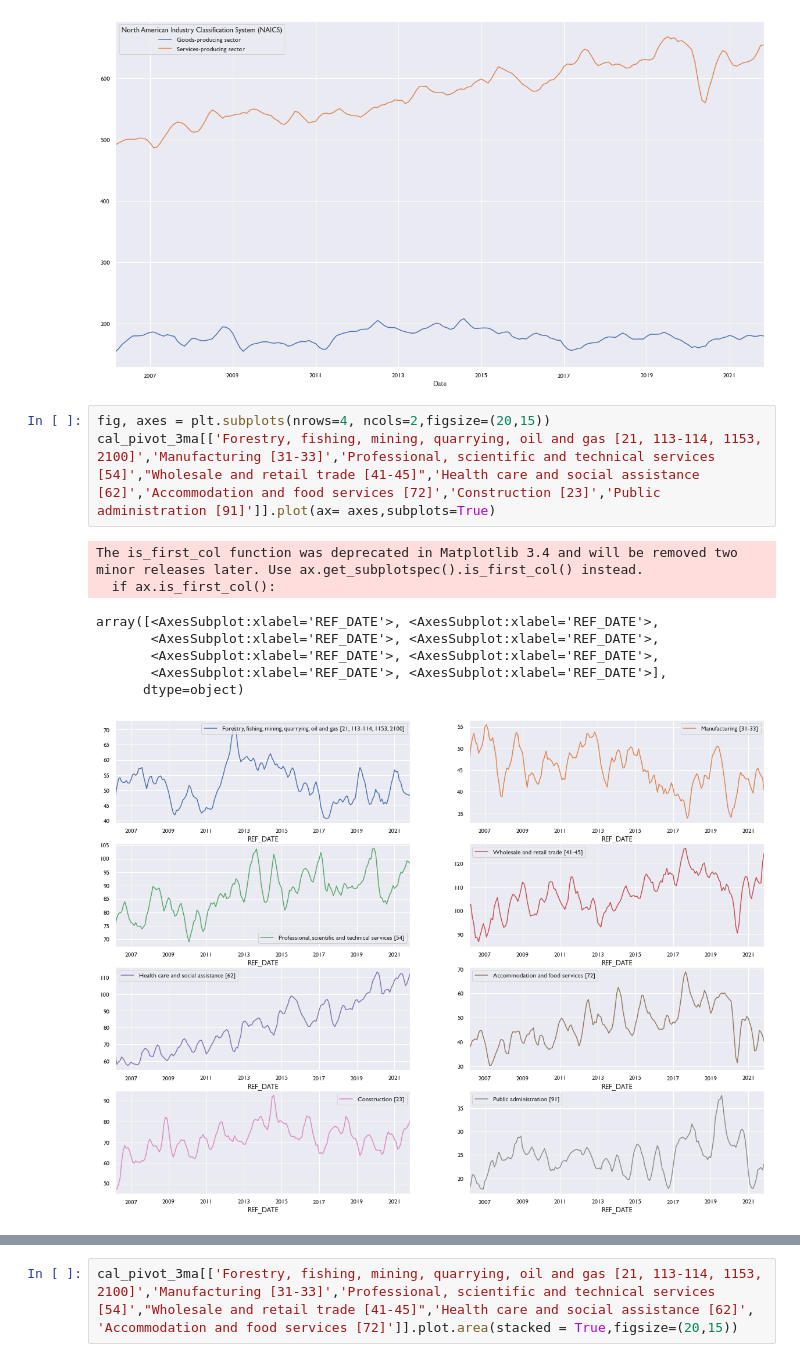
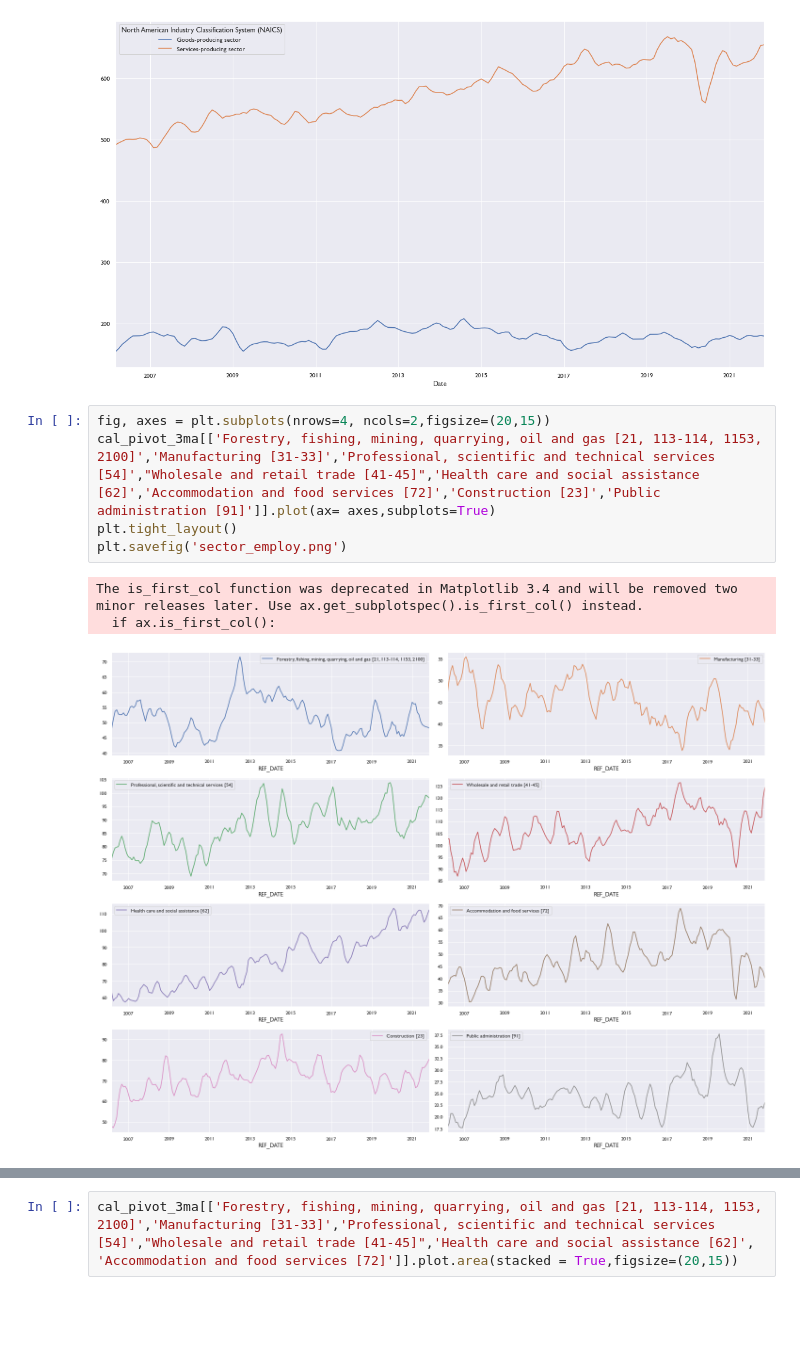
Before and after one commit to doublebigmak/housing_stats, a Jupyter notebook: cal_industry.ipynb, the cells around one changed output, grey strips where cells are left out. Saved outputs shown, nothing was run; the diff lists cells and outputs as text; blank space fills up the shorter version.

```diff
--- a/cal_industry.ipynb
+++ b/cal_industry.ipynb
@@ -142,14 +142,11 @@ plt.savefig('goods_service.png')
 # %%
 fig, axes = plt.subplots(nrows=4, ncols=2,figsize=(20,15))
 cal_pivot_3ma[['Forestry, fishing, mining, quarrying, oil and gas [21, 113-114, 1153, 2100]','Manufacturing [31-33]','Professional, scientific and technical services [54]',"Wholesale and retail trade [41-45]",'Health care and social assistance [62]','Accommodation and food services [72]','Construction [23]','Public administration [91]']].plot(ax= axes,subplots=True)
+plt.tight_layout()
+plt.savefig('sector_employ.png')
 # %% [output]
 The is_first_col function was deprecated in Matplotlib 3.4 and will be removed two minor releases later. Use ax.get_subplotspec().is_first_col() instead.
   if ax.is_first_col():
-array([<AxesSubplot:xlabel='REF_DATE'>, <AxesSubplot:xlabel='REF_DATE'>,
-       <AxesSubplot:xlabel='REF_DATE'>, <AxesSubplot:xlabel='REF_DATE'>,
-       <AxesSubplot:xlabel='REF_DATE'>, <AxesSubplot:xlabel='REF_DATE'>,
-       <AxesSubplot:xlabel='REF_DATE'>, <AxesSubplot:xlabel='REF_DATE'>],
-      dtype=object)
-[figure, old version]
+[figure, new version]
 # %%
 fig, axes = plt.subplots(nrows=4, ncols=2,figsize=(20,15))
```
Also changed, not shown: parts of 1 cell of this notebook, 1 other file.
